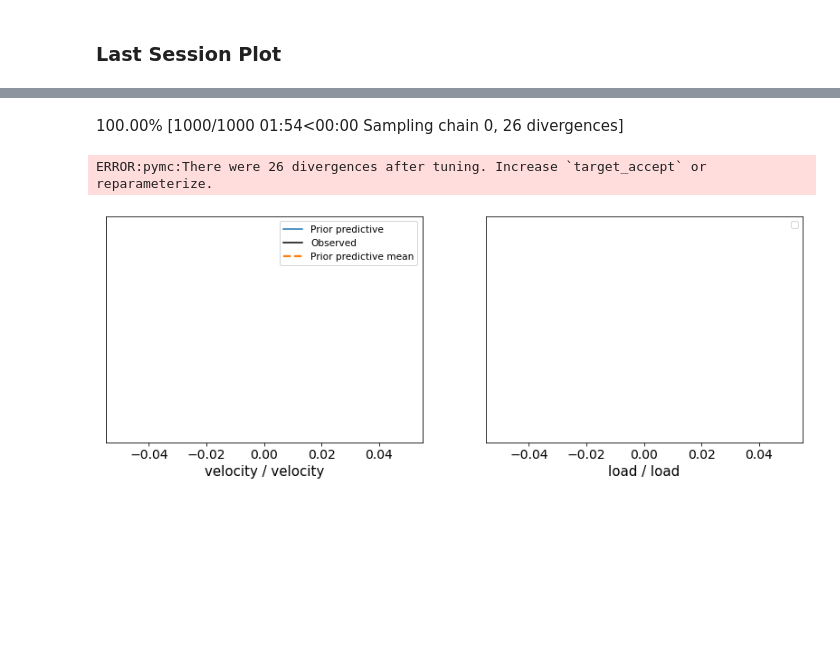
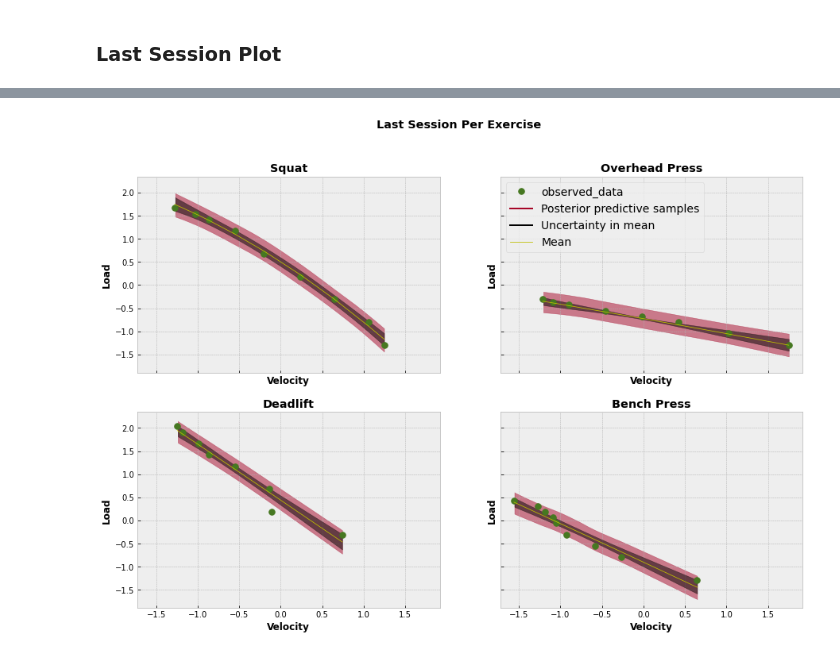
Before and after one commit to mattiasthalen/Bayesian-Velocity-Profiling, a Jupyter notebook: Bayesian_Velocity_Profiling.ipynb, the cells around one changed output, grey strips where cells are left out. Saved outputs shown, nothing was run; the diff lists cells and outputs as text; code cells hidden in the pictures; blank space fills up the shorter version.

Commit message:
Add plot for last session per exercise

```diff
--- a/Bayesian_Velocity_Profiling.ipynb
+++ b/Bayesian_Velocity_Profiling.ipynb
@@ -805,16 +789,3 @@ _ = az.plot_trace(inference_data,
 time: 23.9 s (started: 2022-10-03 12:43:23 +00:00)
 # %% [markdown]
 ### Last Session Plot
-# %%
-exercise = 'squat'
-exercise_filter = regr_data['exercise'] == exercise
-last_session_filter = regr_data['session'] == regr_data[exercise_filter]['session'].max()
-last_observations = regr_data[last_session_filter]['observation'].values
-
-last_session_idata = prior_predictive.sel(observation = last_observations, session = last_session, exercise = exercise)
-
-last_session_idata_ = az.plot_lm(idata = last_session_idata,
-               x = 'velocity',
-               y = 'load',
-               y_hat = 'load',
-               y_model = 'mu')
@@ -1345,5 +791,0 @@ three_dim_idata = pm.sample_prior_predictive(model = model)
-# %%
-three_dim_idata.extend(pm.sample(model = model, draws = 500, tune = 500, chains = 1))
-# %% [output]
-100.00% [1000/1000 01:54<00:00 Sampling chain 0, 26 divergences]
-ERROR:pymc:There were 26 divergences after tuning. Increase `target_accept` or reparameterize.
@@ -1352,7 +792,42 @@ three_dim_idata.extend(pm.sample_posterior_predictive(model = model, trace = thr
-# %%
-_ = az.plot_ppc(three_dim_idata,
-                group = 'prior',
-                coords = {'exercise': ['Squat'],
-                          'date': ['2020-08-10']})
-# %% [output]
-[figure, removed]
+# %%
+exercises = ['squat', 'overhead press', 'deadlift', 'bench press']
+n_exercises = len(exercises)
+
+n_rows = np.ceil(n_exercises / 2).astype(int)
+n_cols = n_exercises - n_rows
+
+fig, axes = plt.subplots(n_rows, n_cols, figsize = (15, 10), sharex = True, sharey = True)
+
+axes = axes.flatten()
+
+for i, ax in enumerate(axes):
+
+    exercise = exercises[i]
+
+    last_session = regr_data[regr_data['exercise'] == exercise]['session'].max()
+    last_session_observations = regr_data[regr_data['session'] == last_session]['observation'].values
+
+    last_session_idata = inference_data.sel(observation = last_session_observations, session = last_session, exercise = exercise)
+
+    az.plot_lm(idata = last_session_idata,
+               x = 'velocity',
+               y = 'load',
+               y_hat = 'load',
+               y_model = 'mu',
+               kind_pp = 'hdi',
+               kind_model = 'hdi',
+               y_kwargs = {'marker': '.', 'zorder': 10},
+               legend = True if i == 1 else False,
+               axes = ax)
+
+    ax.set_title(exercise.title(), fontweight = 'bold')
+    ax.set_xlabel('Velocity', fontweight = 'bold')
+    ax.set_ylabel('Load', fontweight = 'bold')
+
+fig.suptitle('Last Session Per Exercise',
+             fontweight = 'bold',
+             fontsize = 'x-large')
+
+plt.show()
+# %% [output]
+[figure, added]
```
Also changed, not shown: parts of 30 cells of this notebook.
